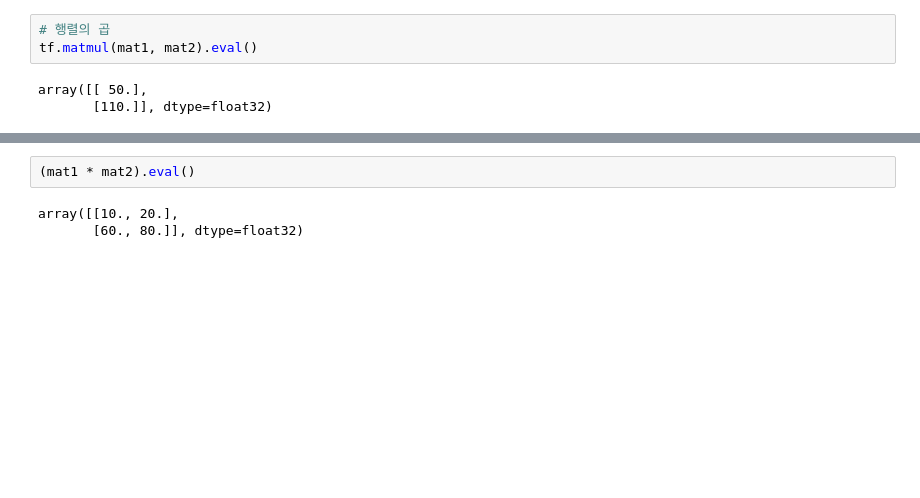
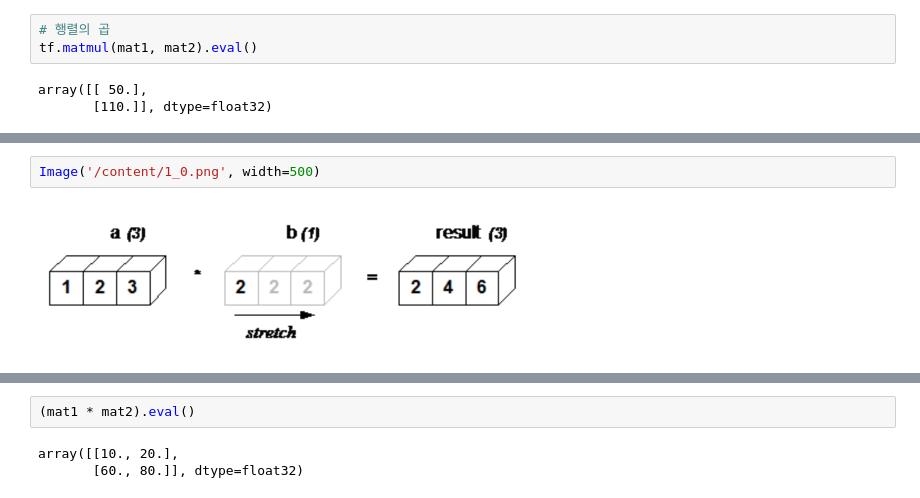
Before and after one commit to devkim0219/ml_dl_projects, a Jupyter notebook: dl/1. tensorflow_basic.ipynb, the cells around one changed output, grey strips where cells are left out. Cells and saved outputs as stored; diff of their text form; blank space fills up the shorter version.

```diff
--- a/dl/1. tensorflow_basic.ipynb
+++ b/dl/1. tensorflow_basic.ipynb
@@ -175,0 +190,4 @@ array([[ 50.],
+# %%
+Image('/content/1_0.png', width=500)
+# %% [output]
+[figure, added]
```
Also changed, not shown: parts of 16 cells of this notebook, 4 other files.
